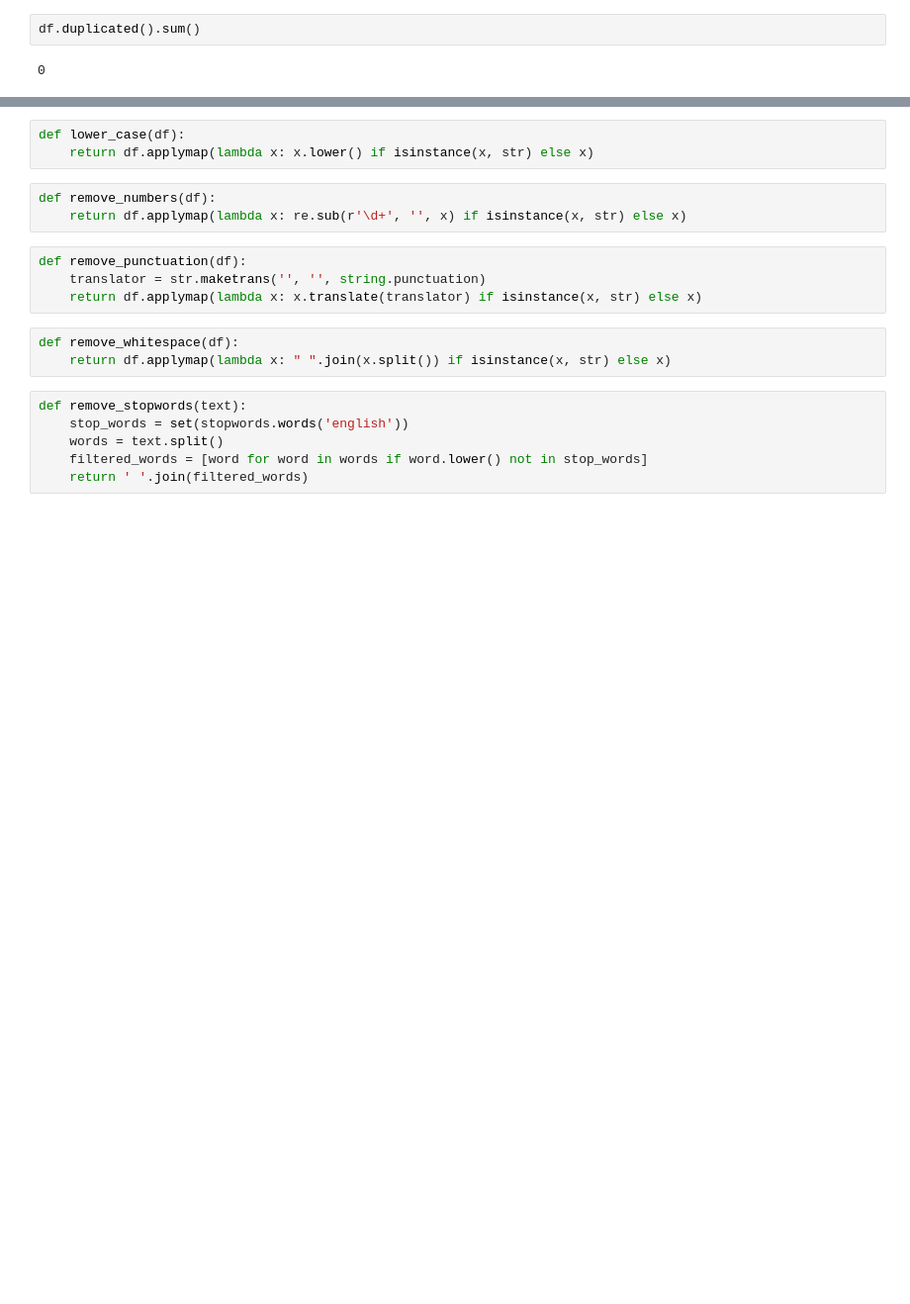
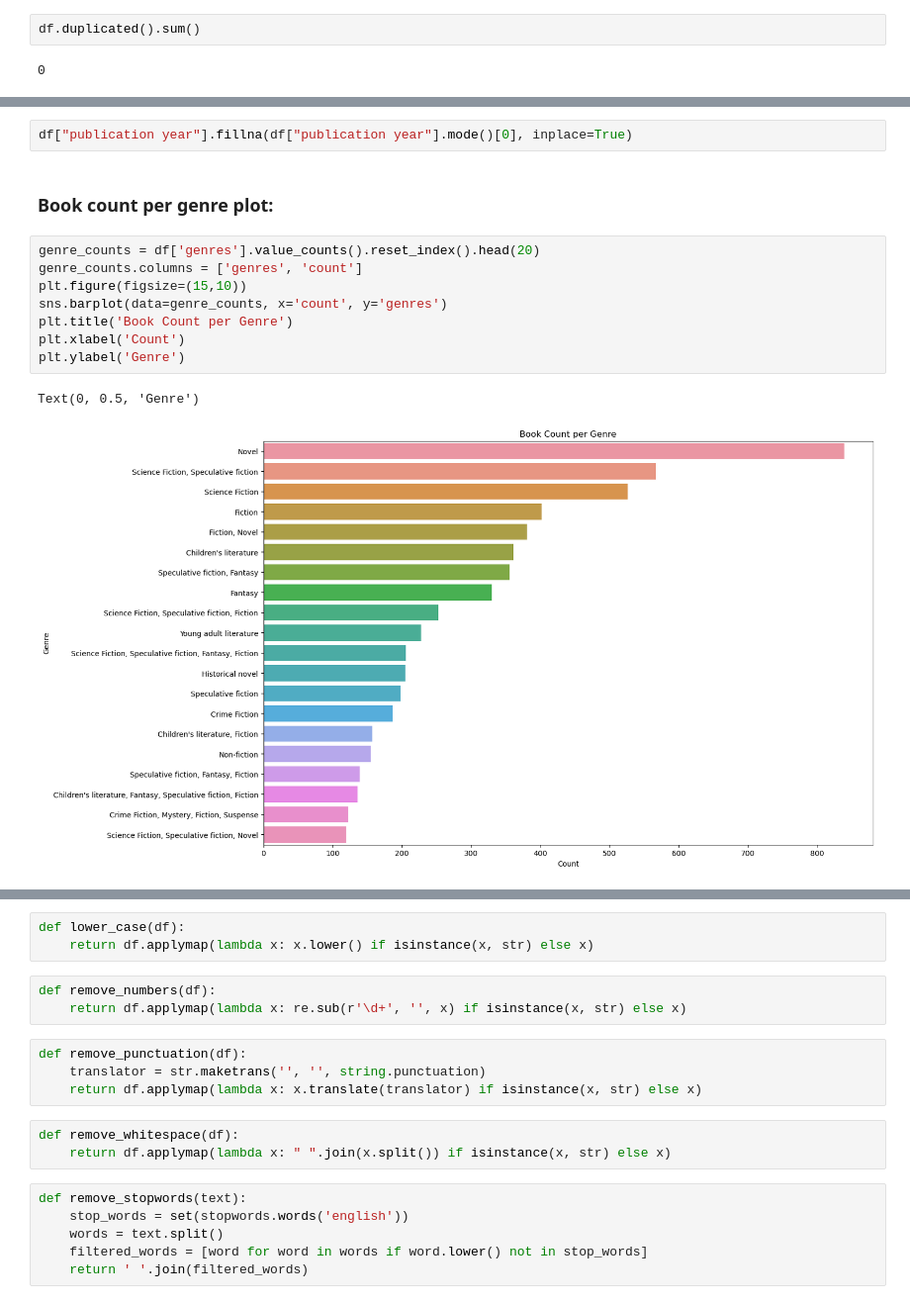
Before and after one commit to SRDsara/Book-Summarizer, a Jupyter notebook: book.ipynb, the cells around one changed output, grey strips where cells are left out. Shown at 99% size. Saved outputs shown, nothing was run; the diff lists cells and outputs as text; blank space fills up the shorter version.

```diff
--- a/book.ipynb
+++ b/book.ipynb
@@ -106,0 +171,15 @@ df.head()
+# %%
+df["publication year"].fillna(df["publication year"].mode()[0], inplace=True)
+# %% [markdown]
+### Book count per genre plot:
+# %%
+genre_counts = df['genres'].value_counts().reset_index().head(20)
+genre_counts.columns = ['genres', 'count']
+plt.figure(figsize=(15,10))
+sns.barplot(data=genre_counts, x='count', y='genres')
+plt.title('Book Count per Genre')
+plt.xlabel('Count')
+plt.ylabel('Genre')
+# %% [output]
+Text(0, 0.5, 'Genre')
+[figure, added]
```
Also changed, not shown: parts of 48 cells of this notebook.
